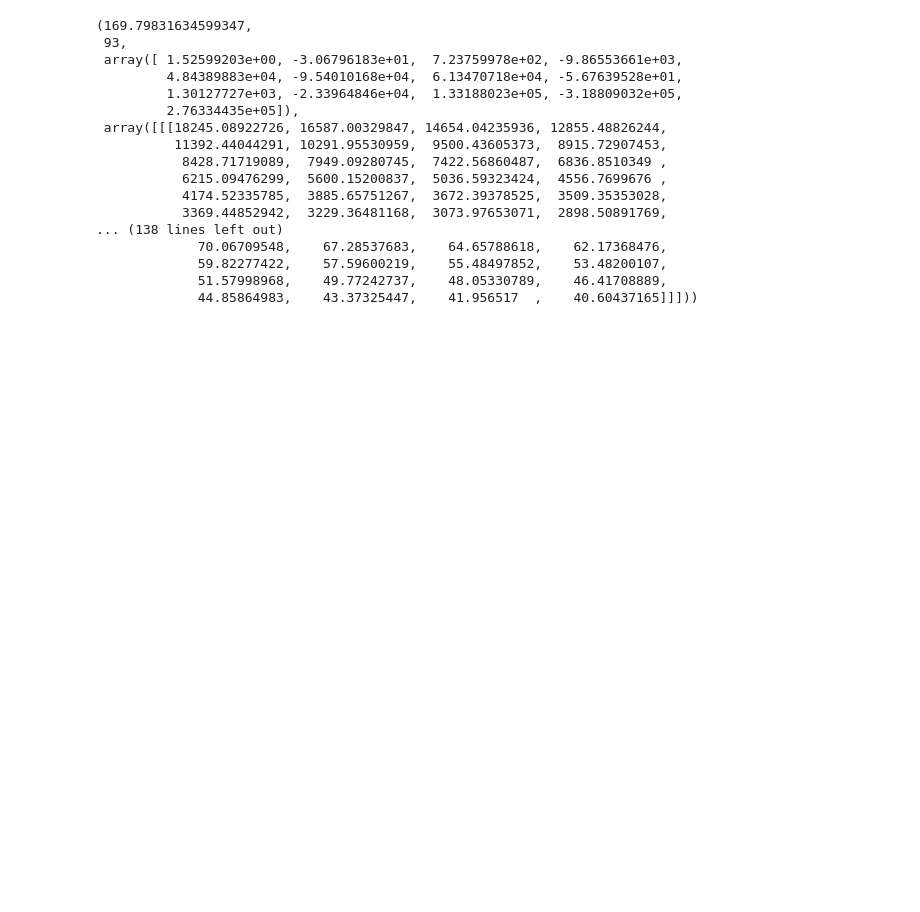
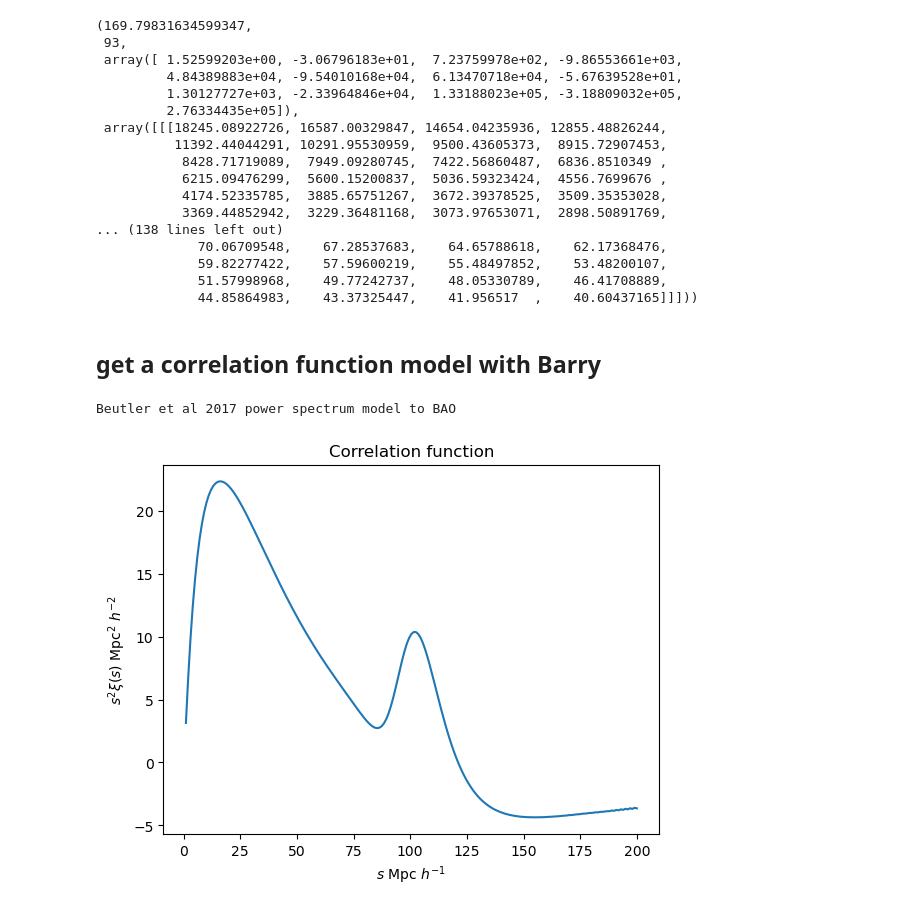
Before and after one commit to abbew25/Barry, a Jupyter notebook: cosmodesi_KP4ELG_examplecode_make_picklefiles/usingBarrysummary.ipynb, the cells around one changed output. Cells and saved outputs as stored; diff of their text form; code cells hidden in the pictures; blank space fills up the shorter version.

Commit message:
bug fix + added example code for correlation function and monopoles

```diff
--- a/cosmodesi_KP4ELG_examplecode_make_picklefiles/usingBarrysummary.ipynb
+++ b/cosmodesi_KP4ELG_examplecode_make_picklefiles/usingBarrysummary.ipynb
@@ -167,3 +167,59 @@ model.plot(params_dict)
              59.82277422,    57.59600219,    55.48497852,    53.48200107,
              51.57998968,    49.77242737,    48.05330789,    46.41708889,
              44.85864983,    43.37325447,    41.956517  ,    40.60437165]]]))
+# %% [markdown]
+## get a correlation function model with Barry
+# %%
+from barry.models import CorrBeutler2017 # - importing a powerspectrum model
+from barry.cosmology.pk2xi import *#pk2xi
+# Set up the model
+model = CorrBeutler2017(
+        fix_params=("om",), # by default only om will be fixed for models and alpha/epsilon will vary
+        # - can fix alphas if wanting to find best fits to some nuisance parameters only
+        smooth_type=None, # ?????
+        recon=None, # for pre or post reconstruction (put 'sym' for recon)
+        smooth=False, # ???
+        correction=None, # ???
+        isotropic=False, # isotropic or anisotropic BAO fits
+        poly_poles=(0, 2), # which polynomials to fit ????????
+        marg=None, # where to marginalise certain nuisance parameters (useful to set to 'full' for some cases)
+        dilate_smooth=True, # whether to include kprime (observed k in AP effect) in certain terms in the redshift space power spectrum model (rather than use k_true)
+        n_poly=3, # number of polynomial terms to model for broadband power spectrum for BAO fits - this is just a modelling choice
+        vary_neff=False, # whether to vary Neff cosmo parameter (just put here for testing stuff)
+        vary_phase_shift_neff=False, # whether to vary the phase-shift parameter (Neff induced phase shift in BAOs, can be fitted as additional parameter)
+        use_classorcamb='CAMB' # can set to 'CLASS' to compute a power spectrum using CLASS instead of CAMB
+)
+
+cosmology = { # set values of cosmological parameters if desired (otherwise a default choice is used)
+            "om": 0.31,
+            "h0": 0.67,
+            "z":  0.51,
+            "ob": 0.048,
+            "ns": 0.97,
+            "mnu": 0.0,
+            "reconsmoothscale": 15,
+            "Neff": 3.044,
+        }
+
+model.parent.set_cosmology(cosmology) # initialises self.camb object for parent class from bao_power.py
+# in Barry the correlation function is computed by fourier transforming the power spectrum
+dat = model.parent.camb.get_data() # this loads / computes the data
+k, pk = dat["ks"], dat["pk_lin"]
+
+model.pk2xi_0 = PowerToCorrelationGauss(k, ell=0) # setting up a function to fourier transform the power spectrum - some choices are available in
+# barry.cosmology (see pk2xi.py)
+#model.pk2xi_0 = PowerToCorrelationSphericalBessel(ell=0)
+
+dists = np.linspace(0, 200, 200) # set up an array of length scales
+s, xi = dists, model.pk2xi_0(k, pk, dists) # get the correlation function by doing the fourier transform
+
+plt.plot(s, xi* (s**2))
+
+print("Beutler et al 2017 power spectrum model to BAO")
+plt.title("Correlation function")
+plt.xlabel(r'$s$ $\mathrm{Mpc}$ $h^{-1}$')
+plt.ylabel(r'$s^2 \xi(s)$ $\mathrm{Mpc}^2$ $h^{-2}$')
+plt.show()
+# %% [output]
+Beutler et al 2017 power spectrum model to BAO
+[figure, added]
```
Also changed, not shown: parts of 4 cells of this notebook, 2 other files.
